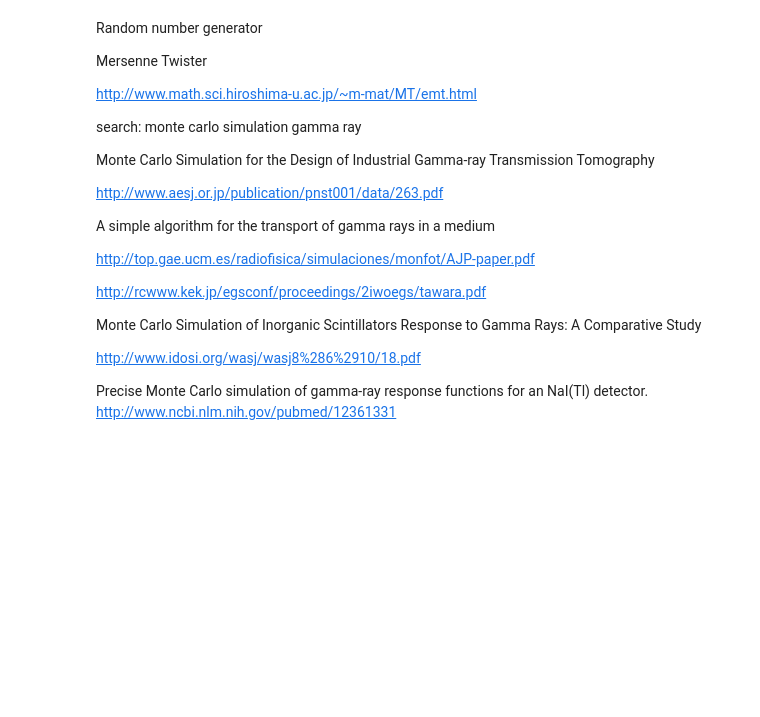
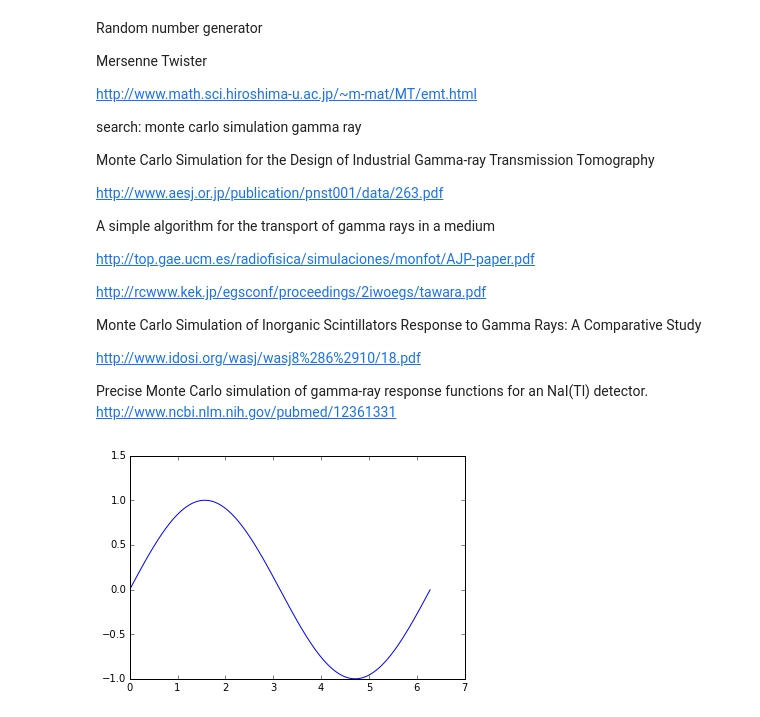
Before and after one commit to lmpizarro/apuntes-python-cientifico, a Jupyter notebook: src/notebooks/cythonBegin.ipynb, the cells around one changed output. Saved outputs shown, nothing was run; the diff lists cells and outputs as text; code cells hidden in the pictures; blank space fills up the shorter version.

```diff
--- a/src/notebooks/cythonBegin.ipynb
+++ b/src/notebooks/cythonBegin.ipynb
@@ -139,0 +200,3 @@ http://www.ncbi.nlm.nih.gov/pubmed/12361331
+# %%
+x=np.arange(0,2*np.pi,0.005)
+y=np.sin(x)+np.random.normal(0.0,0.00001,x.size)
@@ -139,0 +206,4 @@ http://www.ncbi.nlm.nih.gov/pubmed/12361331
+# %%
+ plt.plot(x,y);
+# %% [output]
+[figure, added]
```
Also changed, not shown: parts of 14 cells of this notebook, 1 other file.
